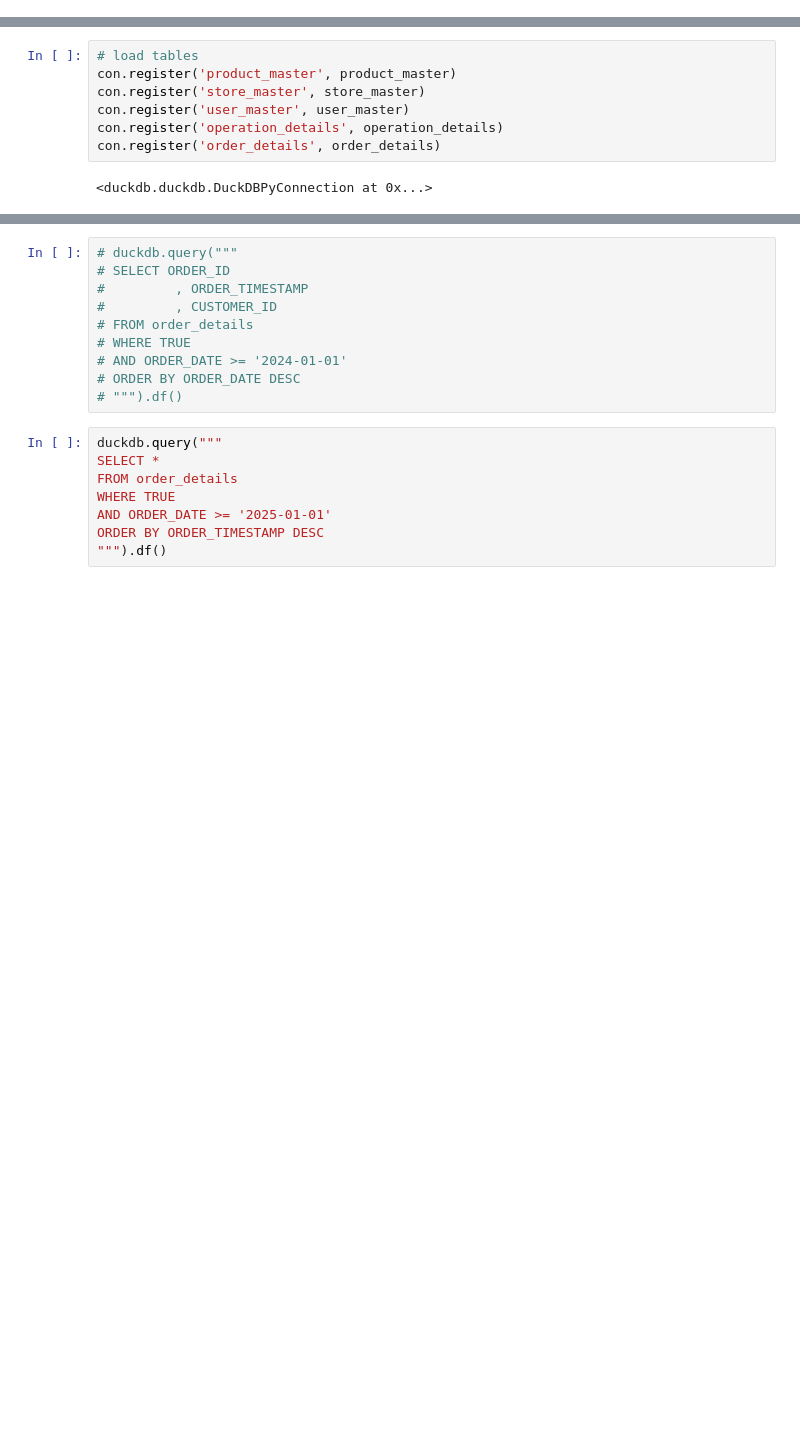
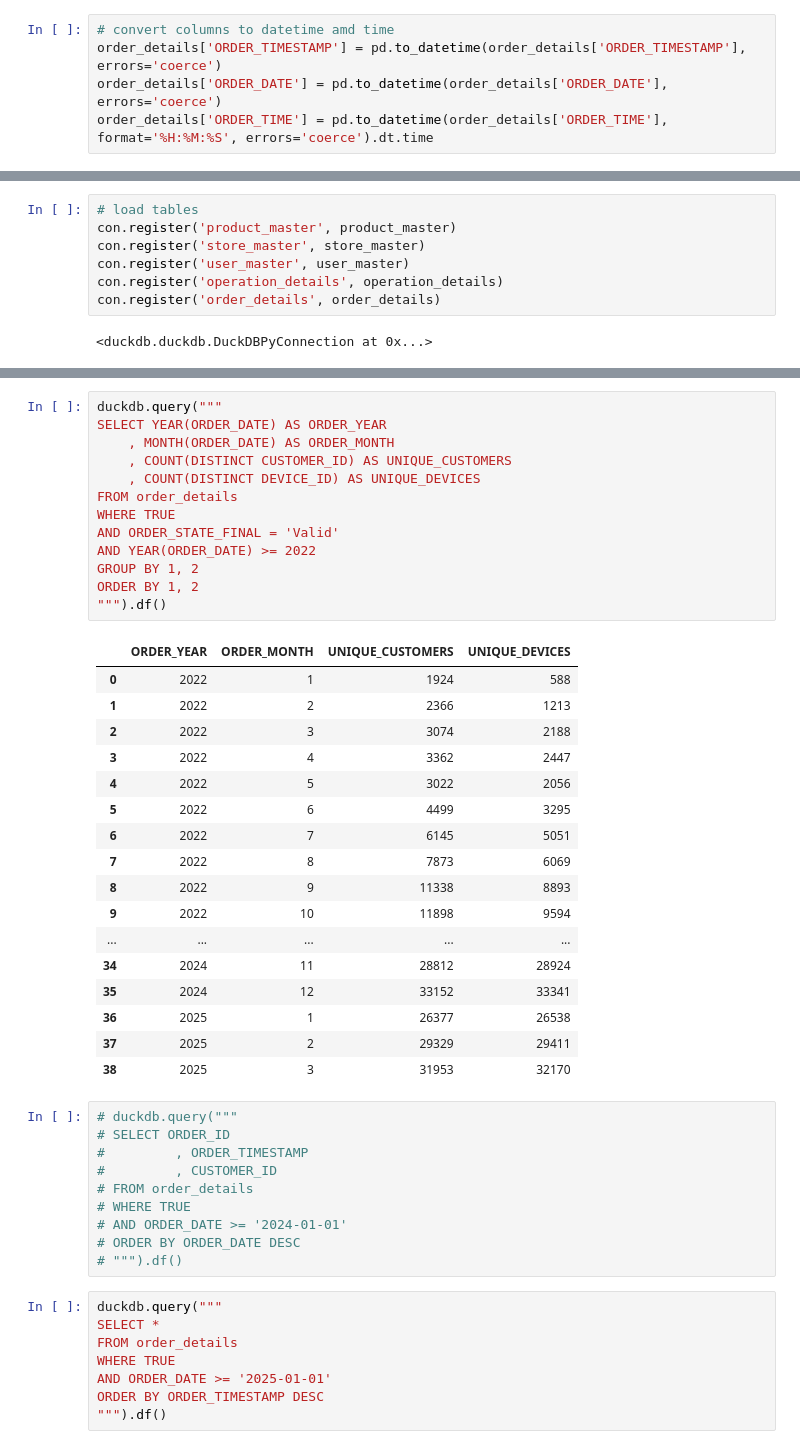
Before and after one commit to RobertoBerrocal/thesis, a Jupyter notebook: notebooks/dataset_sql.ipynb, the cells around one changed output, grey strips where cells are left out. Saved outputs shown, nothing was run; the diff lists cells and outputs as text; blank space fills up the shorter version.

```diff
--- a/notebooks/dataset_sql.ipynb
+++ b/notebooks/dataset_sql.ipynb
@@ -14,6 +14,11 @@ operation_details = pd.read_parquet('../dataset/parquet/FACT_OPERATION_TABLE.par
 order_details = pd.read_parquet('../dataset/parquet/FACT_ORDER_TABLE.parquet')
 # RFM table
 rfm_table = pd.read_parquet('../csv_export/RFM.parquet')
+# %%
+# convert columns to datetime amd time
+order_details['ORDER_TIMESTAMP'] = pd.to_datetime(order_details['ORDER_TIMESTAMP'], errors='coerce')
+order_details['ORDER_DATE'] = pd.to_datetime(order_details['ORDER_DATE'], errors='coerce')
+order_details['ORDER_TIME'] = pd.to_datetime(order_details['ORDER_TIME'], format='%H:%M:%S', errors='coerce').dt.time
 # %%
 # connection to DuckDB in-memory database
 con = duckdb.connect(database=':memory:')
@@ -33,3 +106,34 @@ con.register('order_details', order_details)
+# %%
+duckdb.query("""
+SELECT YEAR(ORDER_DATE) AS ORDER_YEAR
+    , MONTH(ORDER_DATE) AS ORDER_MONTH
+    , COUNT(DISTINCT CUSTOMER_ID) AS UNIQUE_CUSTOMERS
+    , COUNT(DISTINCT DEVICE_ID) AS UNIQUE_DEVICES
+FROM order_details
+WHERE TRUE
+AND ORDER_STATE_FINAL = 'Valid'
+AND YEAR(ORDER_DATE) >= 2022
+GROUP BY 1, 2
+ORDER BY 1, 2
+""").df()
+# %% [output]
+|  | ORDER_YEAR | ORDER_MONTH | UNIQUE_CUSTOMERS | UNIQUE_DEVICES |
+| 0 | 2022 | 1 | 1924 | 588 |
+| 1 | 2022 | 2 | 2366 | 1213 |
+| 2 | 2022 | 3 | 3074 | 2188 |
+| 3 | 2022 | 4 | 3362 | 2447 |
+| 4 | 2022 | 5 | 3022 | 2056 |
+| 5 | 2022 | 6 | 4499 | 3295 |
+| 6 | 2022 | 7 | 6145 | 5051 |
+| 7 | 2022 | 8 | 7873 | 6069 |
+| 8 | 2022 | 9 | 11338 | 8893 |
+| 9 | 2022 | 10 | 11898 | 9594 |
+| ... | ... | ... | ... | ... |
+| 34 | 2024 | 11 | 28812 | 28924 |
+| 35 | 2024 | 12 | 33152 | 33341 |
+| 36 | 2025 | 1 | 26377 | 26538 |
+| 37 | 2025 | 2 | 29329 | 29411 |
+| 38 | 2025 | 3 | 31953 | 32170 |
 # %%
 # duckdb.query("""
 # SELECT ORDER_ID
```
Also changed, not shown: parts of 3 cells of this notebook.
